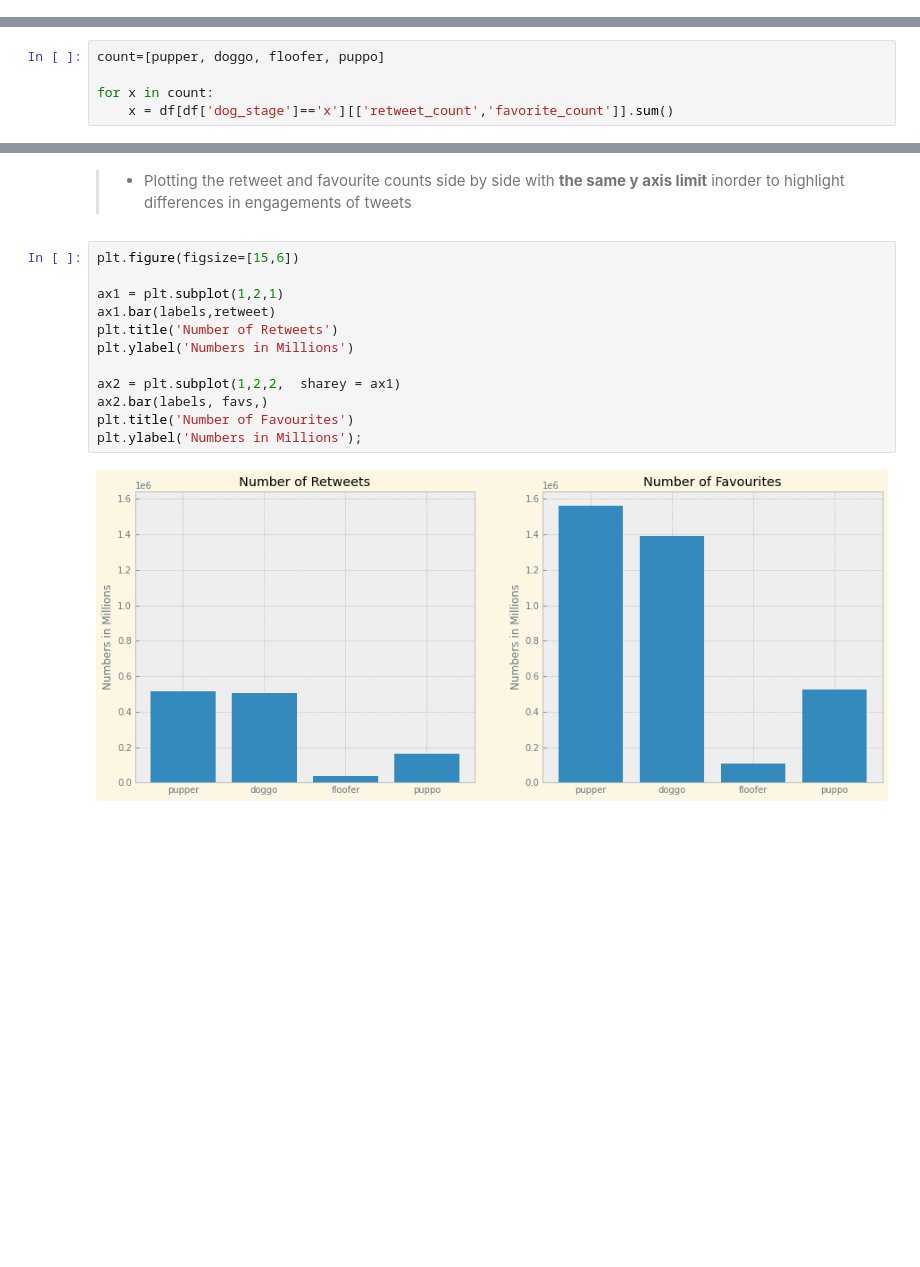
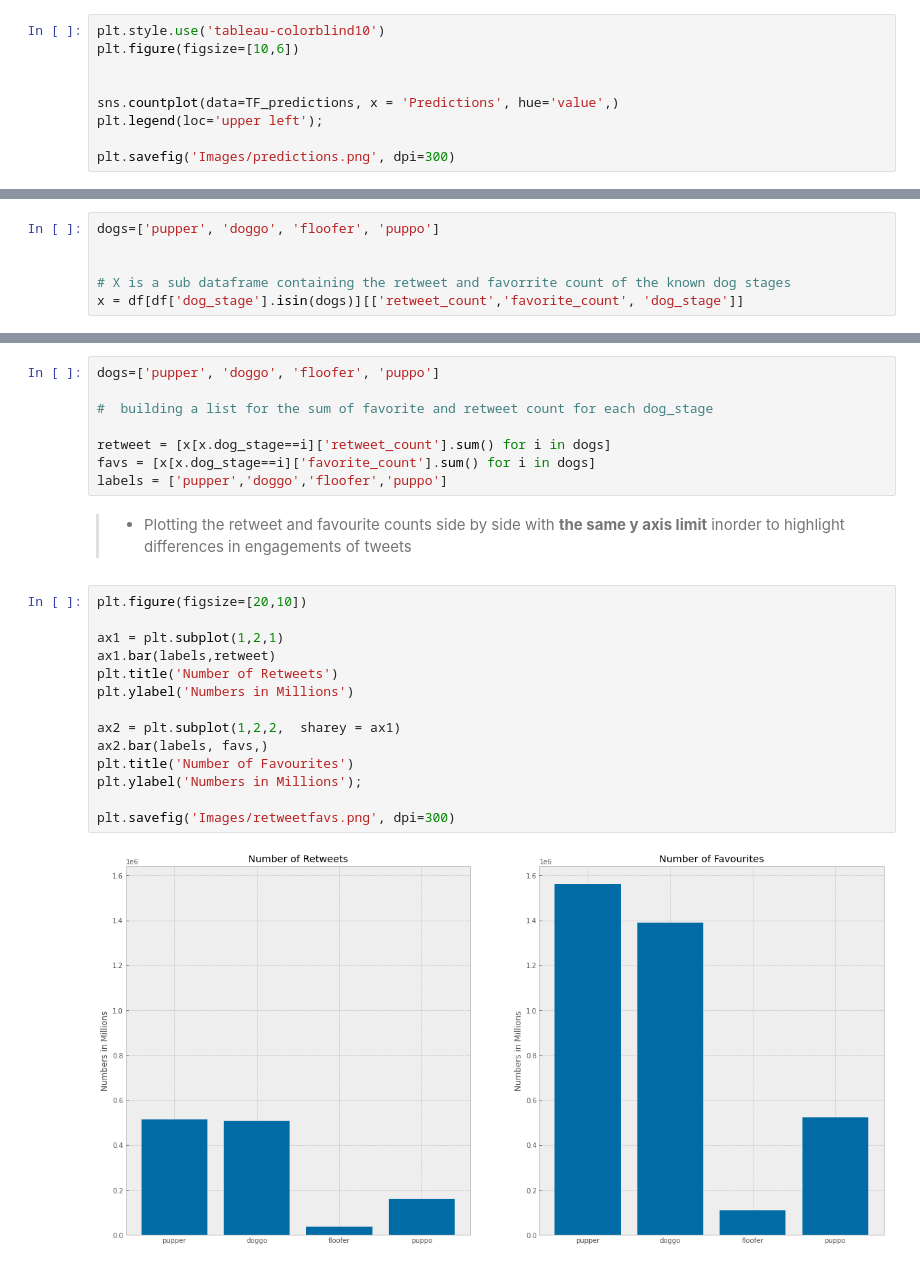
Before and after one commit to DrDev-Py/Udacity-Data-Wrangling, a Jupyter notebook: wrangle_act.ipynb, the cells around one changed output, grey strips where cells are left out. Cells and saved outputs as stored; diff of their text form; blank space fills up the shorter version.

```diff
--- a/wrangle_act.ipynb
+++ b/wrangle_act.ipynb
@@ -869,0 +849,9 @@ Name: p3_dog, dtype: int64
+# %%
+plt.style.use('tableau-colorblind10')
+plt.figure(figsize=[10,6])
+
+
+sns.countplot(data=TF_predictions, x = 'Predictions', hue='value',)
+plt.legend(loc='upper left');
+
+plt.savefig('Images/predictions.png', dpi=300)
@@ -895,10 +888,11 @@ plt.ylabel('Ratings');
 # %% [markdown]
 > * Getting the retweet and favourite count of  each of the known dog stages
 # %%
-count=[pupper, doggo, floofer, puppo]
+dogs=['pupper', 'doggo', 'floofer', 'puppo']
 
-for x in count:
-    x = df[df['dog_stage']=='x'][['retweet_count','favorite_count']].sum()
+
+# X is a sub dataframe containing the retweet and favorrite count of the known dog stages
+x = df[df['dog_stage'].isin(dogs)][['retweet_count','favorite_count', 'dog_stage']]
 # %% [markdown]
 > * seperating the retweet and favourite count so it would be able to be plotted
 
@@ -910,19 +900,29 @@ labels = ['pupper','doggo','floofer','puppo']
+# %%
+dogs=['pupper', 'doggo', 'floofer', 'puppo']
+
+#  building a list for the sum of favorite and retweet count for each dog_stage
+
+retweet = [x[x.dog_stage==i]['retweet_count'].sum() for i in dogs]
+favs = [x[x.dog_stage==i]['favorite_count'].sum() for i in dogs]
+labels = ['pupper','doggo','floofer','puppo']
 # %% [markdown]
 > * Plotting the retweet and favourite counts side by side with __the same y axis limit__ inorder to highlight differences in engagements of tweets
 # %%
-plt.figure(figsize=[15,6])
+plt.figure(figsize=[20,10])
 
 ax1 = plt.subplot(1,2,1)
 ax1.bar(labels,retweet)
 plt.title('Number of Retweets')
 plt.ylabel('Numbers in Millions')
 
 ax2 = plt.subplot(1,2,2,  sharey = ax1)
 ax2.bar(labels, favs,)
 plt.title('Number of Favourites')
 plt.ylabel('Numbers in Millions');
+
+plt.savefig('Images/retweetfavs.png', dpi=300)
 # %% [output]
-[figure, old version]
+[figure, new version]
 # %% [markdown]
 ### INSIGHT :
 > * The Dogs in the __Pupper__ stages have the highest favourite and retweet count, followed by  __doggo__, then  __puppo__ and lastly the dogs in the __floofer__ stages have the least favorite and retweet counts.
```
Also changed, not shown: parts of 22 cells of this notebook, 7 other files.
